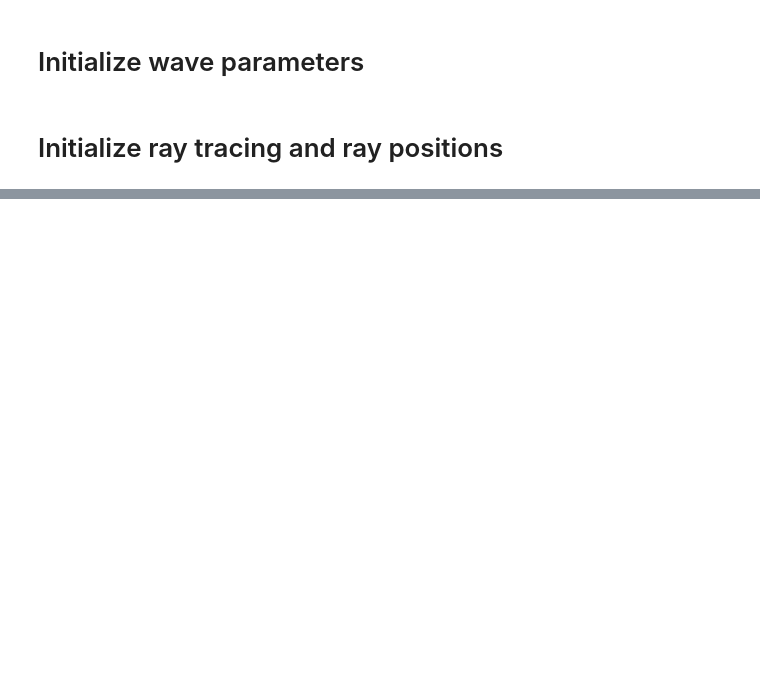
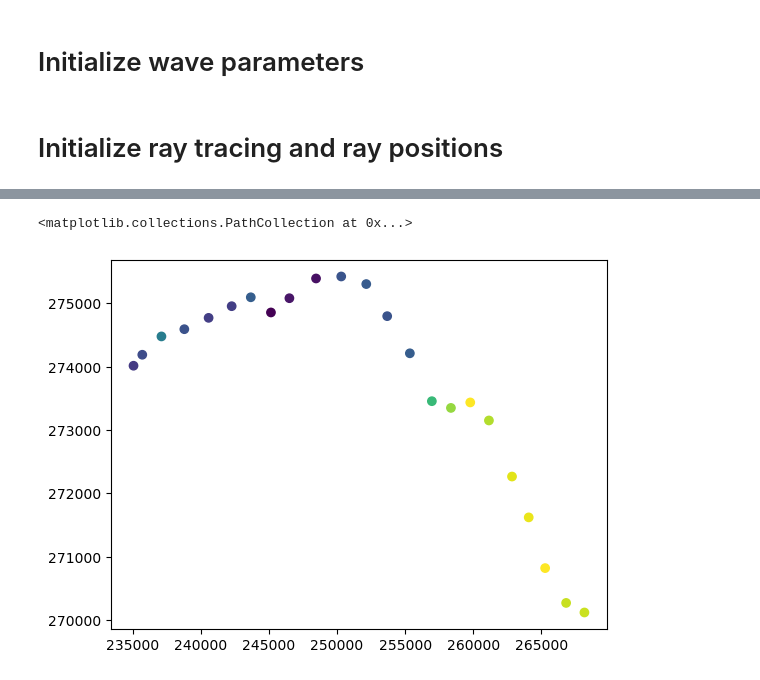
Before and after one commit to mines-oceanography/mantaray, a Jupyter notebook: notebooks/krieger-demo/wave_height_validation_dev.ipynb, the cells around one changed output, grey strips where cells are left out. Saved outputs shown, nothing was run; the diff lists cells and outputs as text; code cells hidden in the pictures; blank space fills up the shorter version.

```diff
--- a/notebooks/krieger-demo/wave_height_validation_dev.ipynb
+++ b/notebooks/krieger-demo/wave_height_validation_dev.ipynb
@@ -256,0 +298,5 @@ Text(0.5, 1.0, 'WAVEWATCH III currents with ray tracing')
+# %%
+plt.scatter(Lon_traj_meter[::6], Lat_traj_meter[::6], c=non_masked_1062)
+# %% [output]
+<matplotlib.collections.PathCollection at 0x...>
+[figure, added]
```
Also changed, not shown: parts of 14 cells of this notebook, 6 other files.
